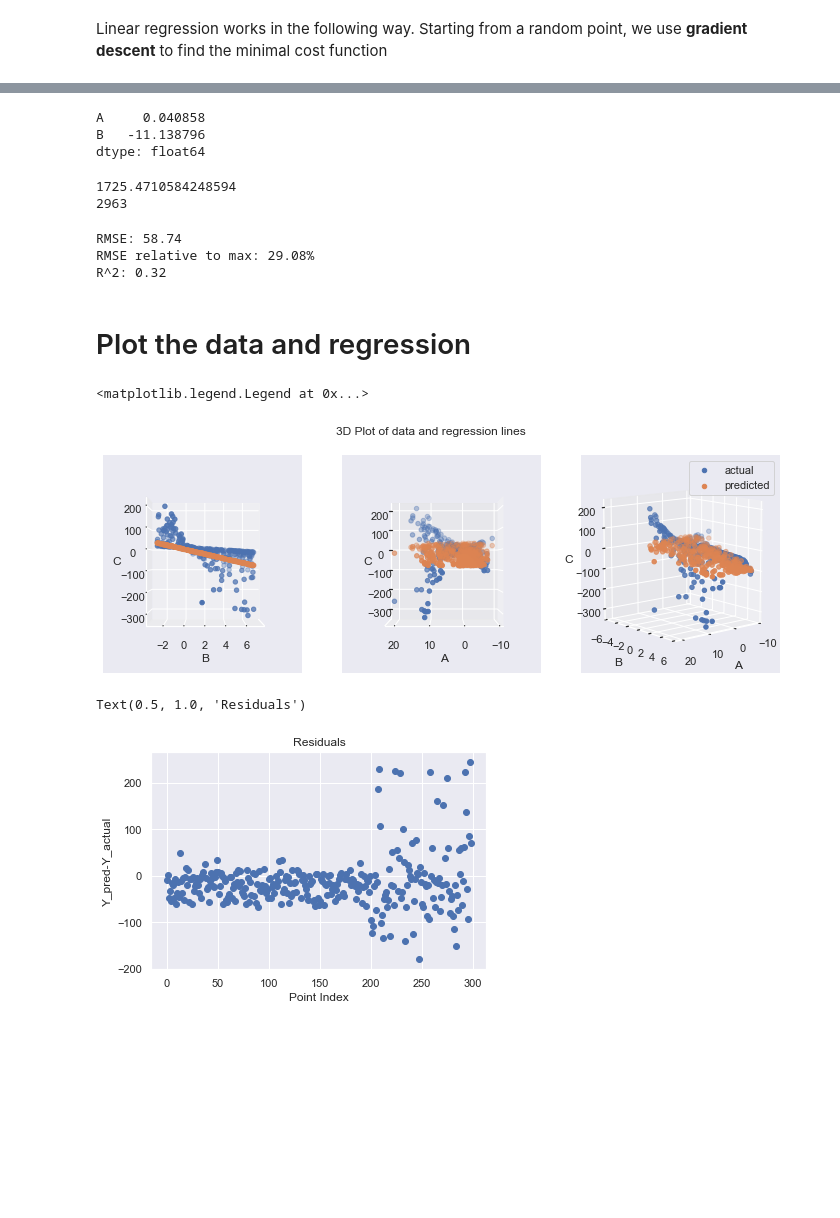
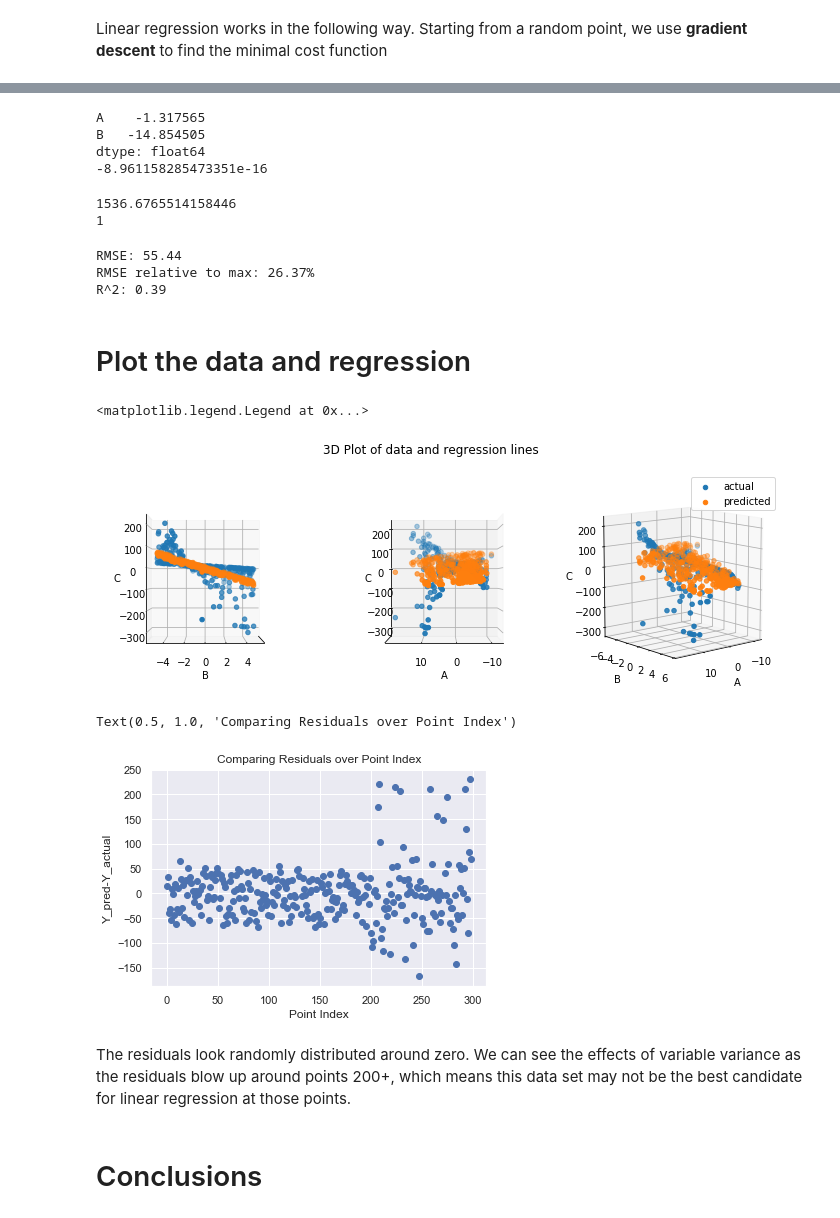
Before and after one commit to jeremyrchow/Anonymous_DataScientist_Takehome, a Jupyter notebook: Analysis_notebook.ipynb, the cells around one changed output, grey strips where cells are left out. Saved outputs shown, nothing was run; the diff lists cells and outputs as text; code cells hidden in the pictures; blank space fills up the shorter version.

Commit message:
Correcting intercept logic and writing conclusion

```diff
--- a/Analysis_notebook.ipynb
+++ b/Analysis_notebook.ipynb
@@ -181,6 +181,7 @@ print(f"{df.shape[0]-remove_outliers(df,'C').shape[0]} row removed as an outlier
 # %% [output]
 1 row removed as an outlier
 # %%
+sns.set()
 sns.pairplot(remove_outliers(df,'C'))
 # %% [output]
 <seaborn.axisgrid.PairGrid at 0x...>
@@ -248,6 +249,17 @@ def gradient_descent(X, Y, B, alpha, iterations, es = True):
             last_iteration = iteration
             break
     return B, cost_history, last_iteration
+# %%
+def linear_regression(X, Y, B, alpha, iterations, es = True):
+    h0 = np.average(X,axis=0)
+    X_offset = np.average(X,axis=0)
+    X-= X_offset
+    Y_offset = np.average(Y,axis=0)
+    Y-=Y_offset
+
+    newB, cost_history,iteration_reached = gradient_descent(X,Y,B,alpha,iterations)
+    intercept=Y_offset-np.dot(X_offset,newB.T)
+    return newB, cost_history,iteration_reached,intercept
 # %%
 # m = len(math)
 # x0 = np.ones(m)
@@ -264,21 +276,25 @@ print(inital_cost)
 # %%
 # 100000 Iterations
-newB, cost_history,iteration_reached = gradient_descent(X, Y, B, alpha, 100000)
+B, cost_history,iteration_reached,intercept = linear_regression(X, Y, B, alpha, 100000)
 # New Values of B
-print(newB)
+print(B)
+print(intercept)
 # %% [output]
-A     0.040858
-B   -11.138796
+A    -1.317565
+B   -14.854505
 dtype: float64
+-8.961158285473351e-16
 # %%
 # Final Cost of new B
 print(cost_history[iteration_reached])
 print(iteration_reached)
 # %% [output]
-1725.4710584248594
-2963
+1536.6765514158446
+1
 # %%
 # Model Evaluation - RMSE
+def predict(intercept,B,X):
+    return X.dot(B) + Y_offset
 def rmse(Y, Y_pred):
     '''
     Root mean squared error
@@ -295,13 +311,13 @@ def r2_score(Y, Y_pred):
     r2 = 1 - (ss_res / ss_tot)
     return r2
 
-Y_pred = X.dot(newB)
+Y_pred = predict(intercept,B,X)
 print(f"RMSE: {rmse(Y, Y_pred):.2f}")
 print(f"RMSE relative to max: {rmse(Y, Y_pred)/max(Y)*100:.2f}%")
 print(f"R^2: {r2_score(Y, Y_pred):.2f}")
 # %% [output]
-RMSE: 58.74
-RMSE relative to max: 29.08%
-R^2: 0.32
+RMSE: 55.44
+RMSE relative to max: 26.37%
+R^2: 0.39
 # %% [markdown]
 # Plot the data and regression
@@ -308,7 +339,5 @@ R^2: 0.32
 # %%
 from mpl_toolkits import mplot3d
-
-
 # To view in notebook:
 # %matplotlib notebook
 # To view elsewhere:
@@ -333,7 +362,7 @@ ax1.set_xlabel('A')
 ax1.get_yaxis().set_ticks([])
 ax1.set_zlabel('C')
 ax1.scatter3D(x_data,y_data,Y_pred)
-ax1.view_init(elev=0, azim=90)
+ax1.view_init(elev=-0, azim=90)
 ax1.set_ylim3d(-6,6)
 
 ax2 = fig.add_subplot(1,3,3,projection='3d')
@@ -347,14 +376,18 @@ ax2.set_ylim3d(-6,6)
 plt.legend(['actual','predicted'])
 # %% [output]
 <matplotlib.legend.Legend at 0x...>
-[figure, old version]
+[figure, new version]
 # %%
 fig,ax = plt.subplots(facecolor='white')
 
 plt.scatter(range(len(Y)),Y_pred-Y)
 plt.xlabel('Point Index')
 plt.ylabel('Y_pred-Y_actual')
-plt.title('Residuals')
+plt.title('Comparing Residuals vs. Point Index')
 # %% [output]
-Text(0.5, 1.0, 'Residuals')
+Text(0.5, 1.0, 'Comparing Residuals over Point Index')
-[figure, old version]
+[figure, new version]
+# %% [markdown]
+The residuals look randomly distributed around zero. We can see the effects of variable variance as the residuals blow  up around points 200+, which means this data set may not be the best candidate for linear regression at those points.
+# %% [markdown]
+# Conclusions
```
Also changed, not shown: parts of 5 cells of this notebook.
